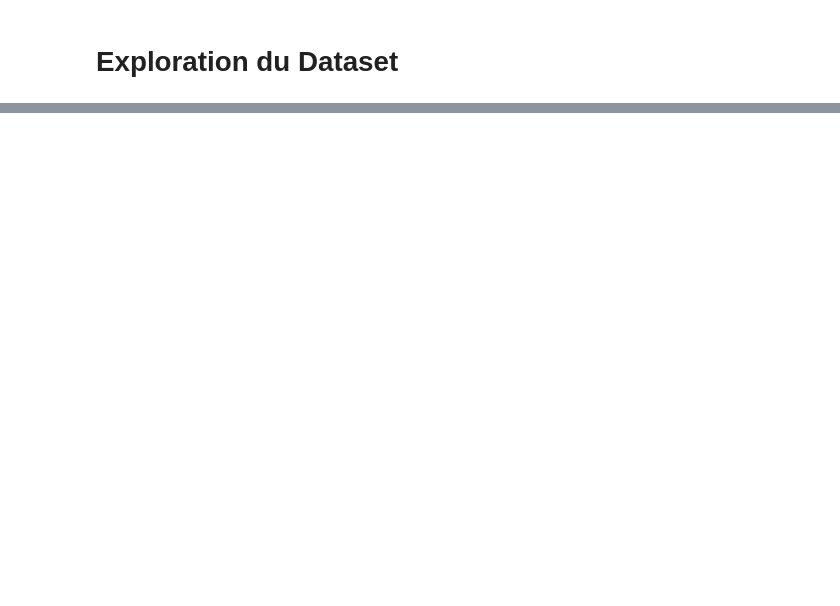
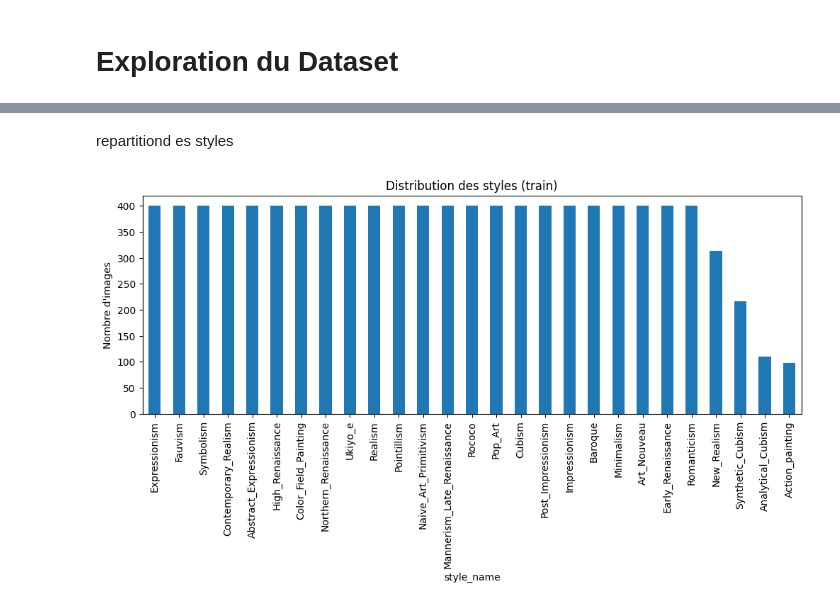
Before and after one commit to julietteabalain-cloud/Reconnaissance-de-mouvement-artistique, a Jupyter notebook: notebooks/1_RV-DL_exploration.ipynb, the cells around one changed output, grey strips where cells are left out. Drawn from its saved outputs; the diff is of its cells as text; code cells hidden in the pictures; blank space fills up the shorter version.

```diff
--- a/notebooks/1_RV-DL_exploration.ipynb
+++ b/notebooks/1_RV-DL_exploration.ipynb
@@ -87,0 +5,15 @@ df.head(10)
+# %%
+import sys
+from pathlib import Path
+import pandas as pd
+
+PROJECT_ROOT = Path().resolve().parent
+sys.path.append(str(PROJECT_ROOT))
+
+import src.dataset as dataset_module
+
+from importlib import reload
+dataset_module = reload(dataset_module)
+
+df_test, df_train, df_val = dataset_module.load_df_train_test_val()
+df = dataset_module.load_df()
@@ -87,0 +40,13 @@ df.head(10)
+# %% [markdown]
+repartitiond es styles
+# %%
+from matplotlib import pyplot as plt
+
+
+plt.figure(figsize=(12,4))
+df["style_name"].value_counts().plot.bar()
+plt.title("Distribution des styles (train)")
+plt.ylabel("Nombre d'images")
+plt.show()
+# %% [output]
+[figure, added]
```
Also changed, not shown: parts of 31 cells of this notebook, 2 other files.
